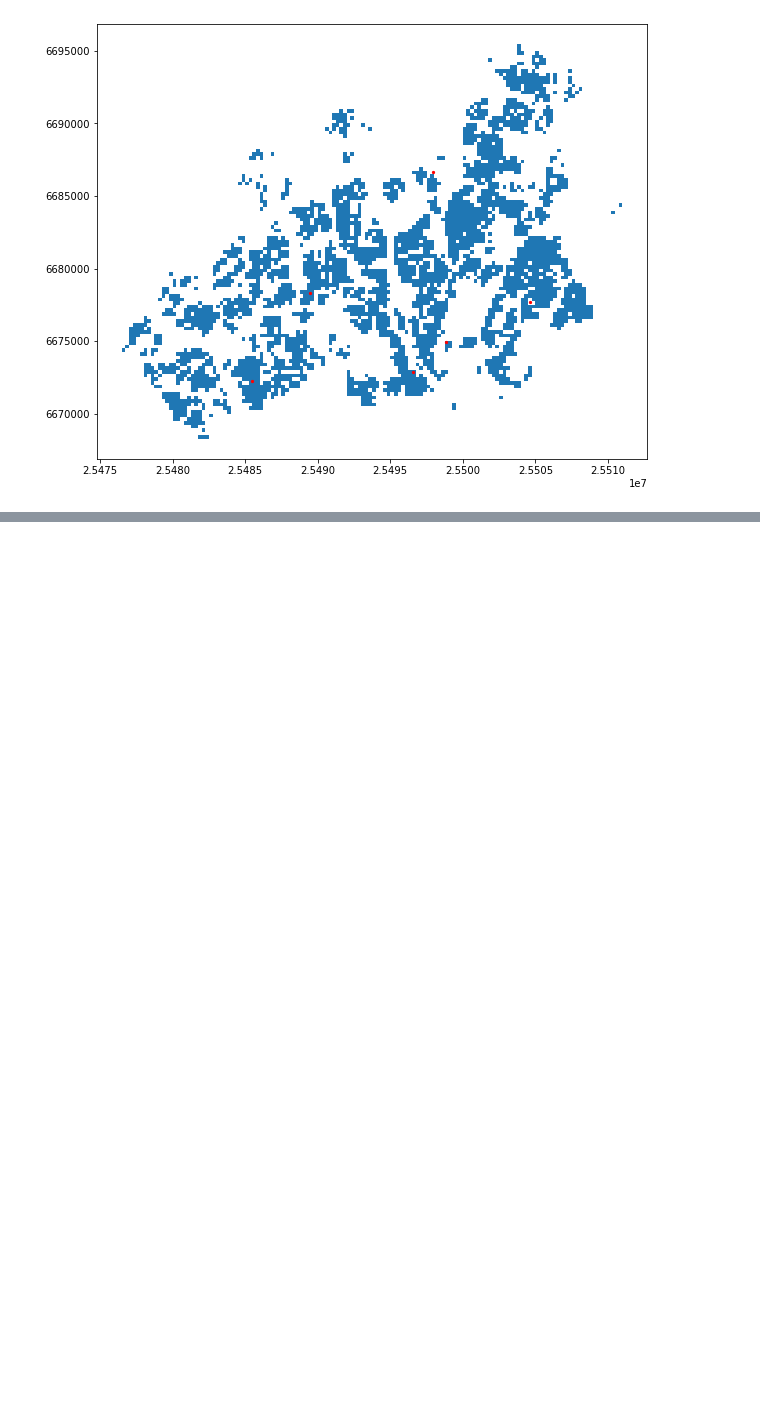
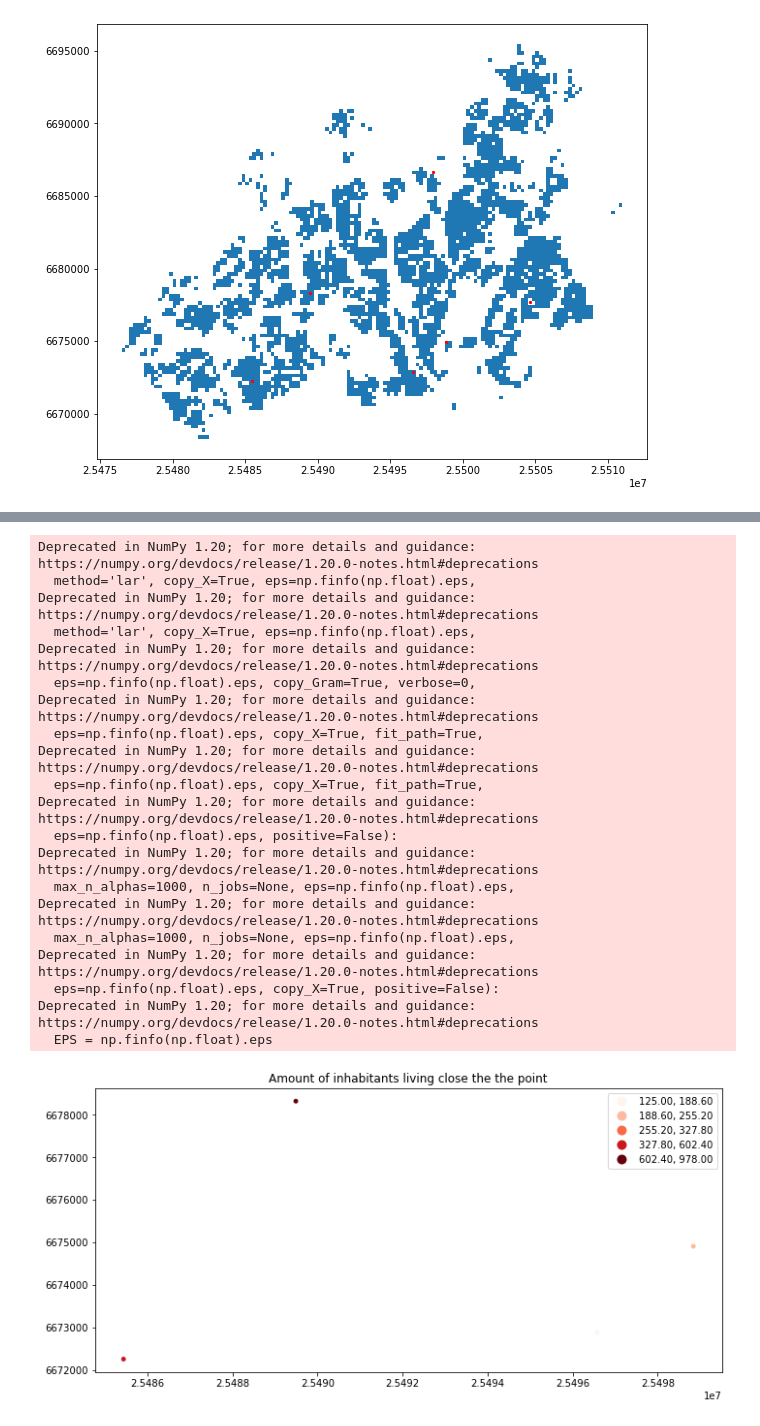
Before and after one commit to arr678/Hels_Exer3, a Jupyter notebook: Datalossplot.ipynb, the cells around one changed output, grey strips where cells are left out. Drawn from its saved outputs; the diff is of its cells as text; code cells hidden in the pictures; blank space fills up the shorter version.

```diff
--- a/Datalossplot.ipynb
+++ b/Datalossplot.ipynb
@@ -165,0 +183,34 @@ geodata.plot(ax=ax, color='red', markersize=5)
+# %%
+# Create a figure with one subplot
+fig, ax = plt.subplots(figsize=(10,6))
+
+# Plot the points with population info
+join.plot(ax=ax, column='pop18', cmap="Reds", markersize=15, scheme='quantiles', legend=True);
+
+# Add title
+plt.title("Amount of inhabitants living close the the point");
+
+# Remove white space around the figure
+plt.tight_layout()
+# %% [output]
+Deprecated in NumPy 1.20; for more details and guidance: https://numpy.org/devdocs/release/1.20.0-notes.html#deprecations
+  method='lar', copy_X=True, eps=np.finfo(np.float).eps,
+Deprecated in NumPy 1.20; for more details and guidance: https://numpy.org/devdocs/release/1.20.0-notes.html#deprecations
+  method='lar', copy_X=True, eps=np.finfo(np.float).eps,
+Deprecated in NumPy 1.20; for more details and guidance: https://numpy.org/devdocs/release/1.20.0-notes.html#deprecations
+  eps=np.finfo(np.float).eps, copy_Gram=True, verbose=0,
+Deprecated in NumPy 1.20; for more details and guidance: https://numpy.org/devdocs/release/1.20.0-notes.html#deprecations
+  eps=np.finfo(np.float).eps, copy_X=True, fit_path=True,
+Deprecated in NumPy 1.20; for more details and guidance: https://numpy.org/devdocs/release/1.20.0-notes.html#deprecations
+  eps=np.finfo(np.float).eps, copy_X=True, fit_path=True,
+Deprecated in NumPy 1.20; for more details and guidance: https://numpy.org/devdocs/release/1.20.0-notes.html#deprecations
+  eps=np.finfo(np.float).eps, positive=False):
+Deprecated in NumPy 1.20; for more details and guidance: https://numpy.org/devdocs/release/1.20.0-notes.html#deprecations
+  max_n_alphas=1000, n_jobs=None, eps=np.finfo(np.float).eps,
+Deprecated in NumPy 1.20; for more details and guidance: https://numpy.org/devdocs/release/1.20.0-notes.html#deprecations
+  max_n_alphas=1000, n_jobs=None, eps=np.finfo(np.float).eps,
+Deprecated in NumPy 1.20; for more details and guidance: https://numpy.org/devdocs/release/1.20.0-notes.html#deprecations
+  eps=np.finfo(np.float).eps, copy_X=True, positive=False):
+Deprecated in NumPy 1.20; for more details and guidance: https://numpy.org/devdocs/release/1.20.0-notes.html#deprecations
+  EPS = np.finfo(np.float).eps
+[figure, added]
```
Also changed, not shown: parts of 2 cells of this notebook.
